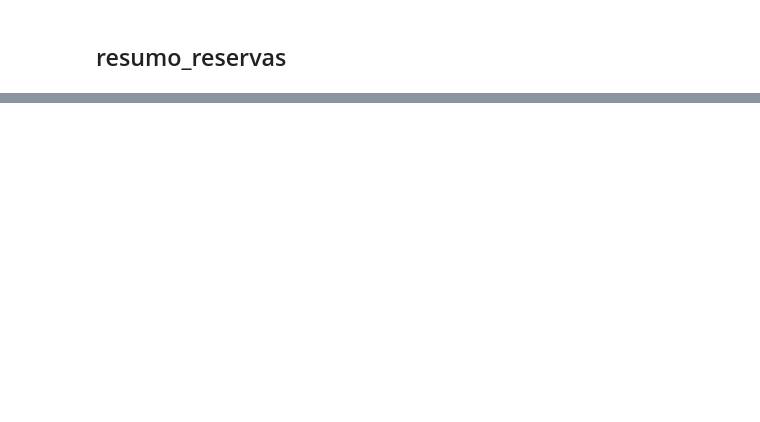
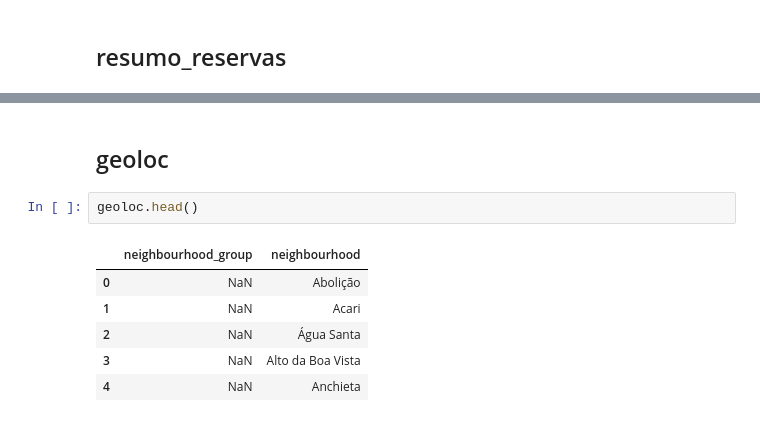
Before and after one commit to rafarodrigues/Mackenzie, a Jupyter notebook: airbnb-rj/EAD.ipynb, the cells around one changed output, grey strips where cells are left out. Cells and saved outputs as stored; diff of their text form; blank space fills up the shorter version.

```diff
--- a/airbnb-rj/EAD.ipynb
+++ b/airbnb-rj/EAD.ipynb
@@ -102,0 +203,11 @@ resumo_reservas.head()
+# %% [markdown]
+## geoloc
+# %%
+geoloc.head()
+# %% [output]
+|  | neighbourhood_group | neighbourhood |
+| 0 | NaN | Abolição |
+| 1 | NaN | Acari |
+| 2 | NaN | Água Santa |
+| 3 | NaN | Alto da Boa Vista |
+| 4 | NaN | Anchieta |
```
Also changed, not shown: parts of 18 cells of this notebook.
